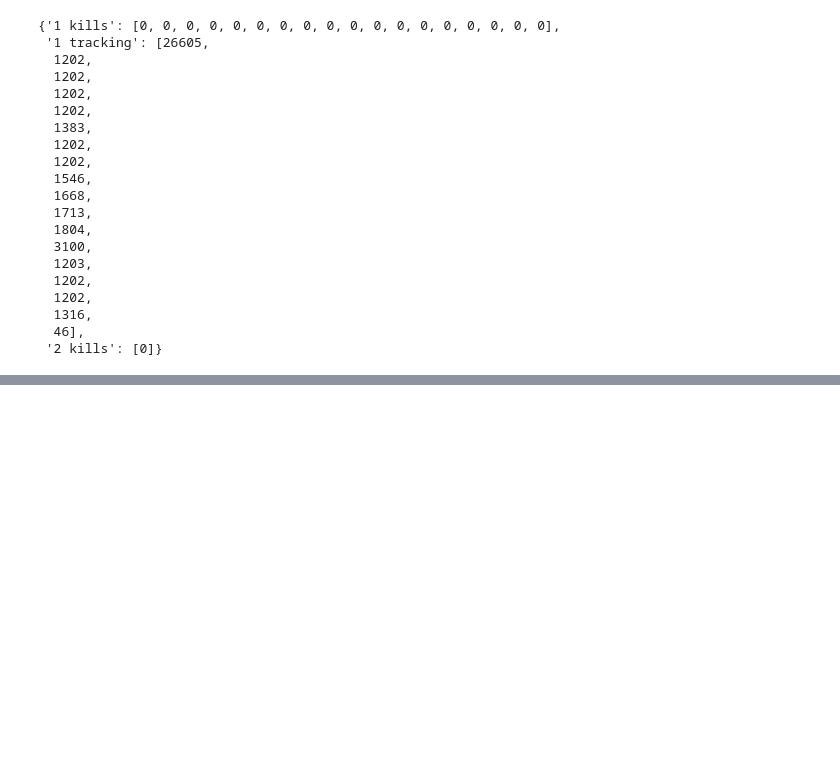
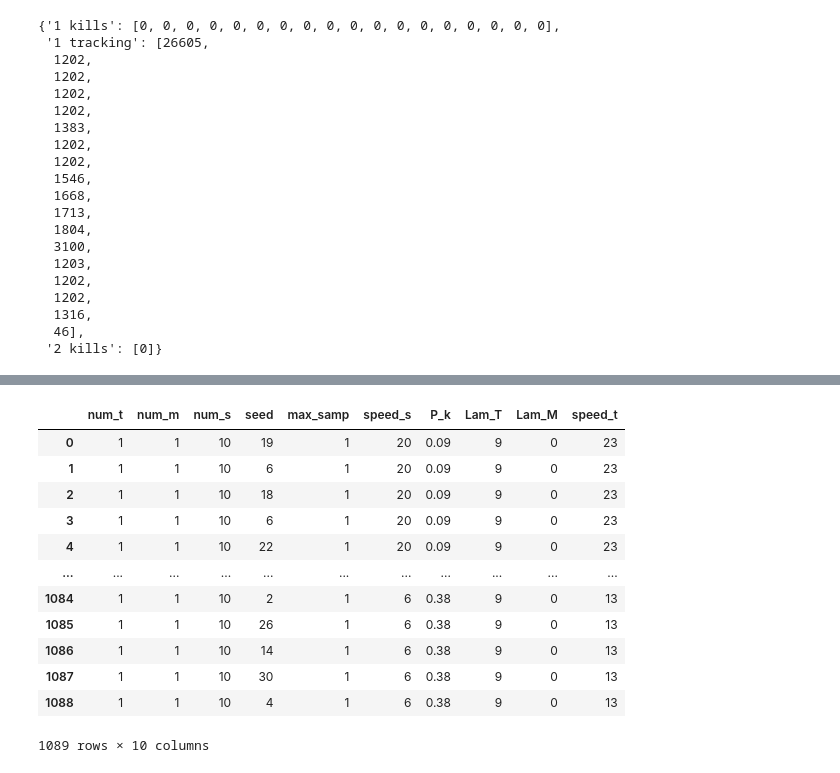
Before and after one commit to spencer-kitten/Thesis, a Jupyter notebook: Working_Notebook.ipynb, the cells around one changed output, grey strips where cells are left out. Saved outputs shown, nothing was run; the diff lists cells and outputs as text; code cells hidden in the pictures; blank space fills up the shorter version.

```diff
--- a/Working_Notebook.ipynb
+++ b/Working_Notebook.ipynb
@@ -77,0 +94,17 @@ Killed_Targets
+# %%
+testy.set_axis(collist,inplace = True, axis = 1)
+testy
+# %% [output]
+|  | num_t | num_m | num_s | seed | max_samp | speed_s | P_k | Lam_T | Lam_M | speed_t |
+| 0 | 1 | 1 | 10 | 19 | 1 | 20 | 0.09 | 9 | 0 | 23 |
+| 1 | 1 | 1 | 10 | 6 | 1 | 20 | 0.09 | 9 | 0 | 23 |
+| 2 | 1 | 1 | 10 | 18 | 1 | 20 | 0.09 | 9 | 0 | 23 |
+| 3 | 1 | 1 | 10 | 6 | 1 | 20 | 0.09 | 9 | 0 | 23 |
+| 4 | 1 | 1 | 10 | 22 | 1 | 20 | 0.09 | 9 | 0 | 23 |
+| ... | ... | ... | ... | ... | ... | ... | ... | ... | ... | ... |
+| 1084 | 1 | 1 | 10 | 2 | 1 | 6 | 0.38 | 9 | 0 | 13 |
+| 1085 | 1 | 1 | 10 | 26 | 1 | 6 | 0.38 | 9 | 0 | 13 |
+| 1086 | 1 | 1 | 10 | 14 | 1 | 6 | 0.38 | 9 | 0 | 13 |
+| 1087 | 1 | 1 | 10 | 30 | 1 | 6 | 0.38 | 9 | 0 | 13 |
+| 1088 | 1 | 1 | 10 | 4 | 1 | 6 | 0.38 | 9 | 0 | 13 |
+1089 rows × 10 columns
```
Also changed, not shown: parts of 7 cells of this notebook, 4 other files.
